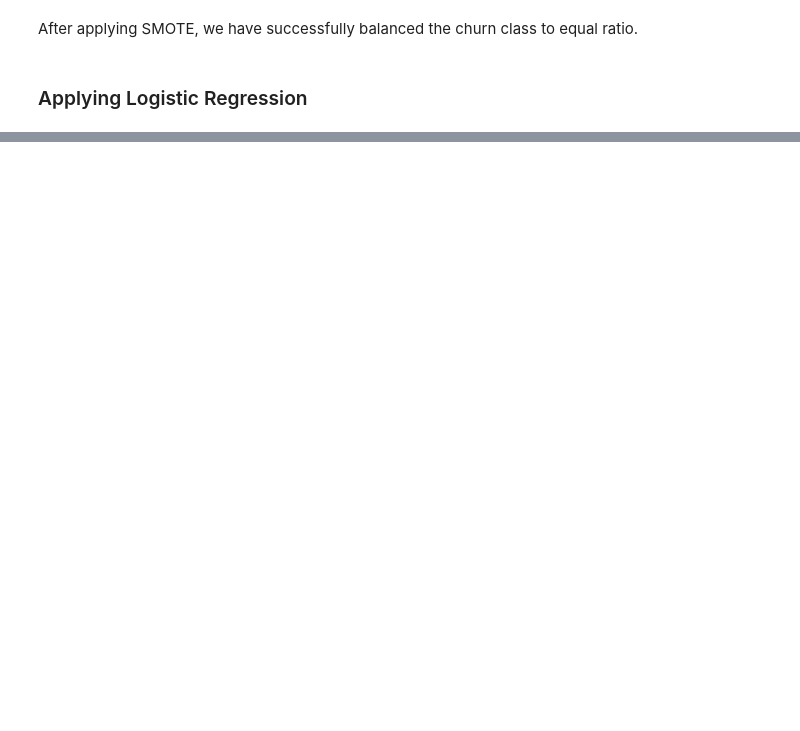
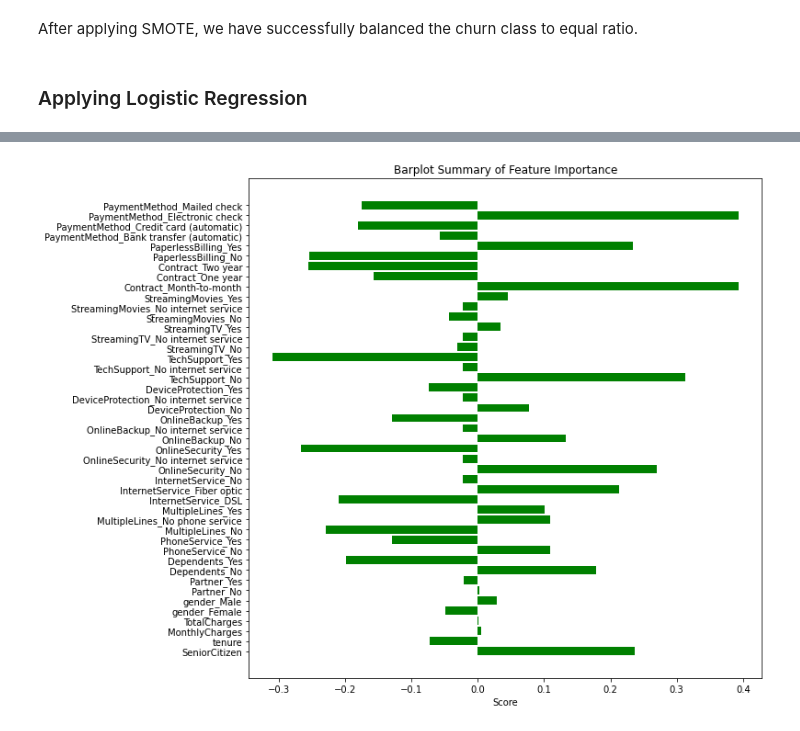
Before and after one commit to leonswl/churn-model, a Jupyter notebook: notebooks/log_reg.ipynb, the cells around one changed output, grey strips where cells are left out. Drawn from its saved outputs; the diff is of its cells as text; code cells hidden in the pictures; blank space fills up the shorter version.

Commit message:
included log regression

```diff
--- a/notebooks/log_reg.ipynb
+++ b/notebooks/log_reg.ipynb
@@ -11,3 +68,5 @@ df = pd.read_parquet('../data/preprocessed.parquet')
+# %%
+X_encoded = OneHotEncoding(X)
 # %% [markdown]
 ### Dealing with Class Imbalance
 
@@ -26 +81,3 @@ cat_covariates = ['gender', 'SeniorCitizen', 'Partner', 'Dependents','PhoneServi
+# %%
+X_train, X_test, y_train, y_test = train_test_split(X_encoded, y, test_size=0.2, random_state=0)
 # %%
@@ -69,0 +115,2 @@ Name: Churn, dtype: int64
+# %%
+X_train_smote, y_train_smote = apply_smotenc(X_train, y_train)
@@ -71,3 +124,11 @@ Name: Churn, dtype: int64
 After applying SMOTE, we have successfully balanced the churn class to equal ratio.
 # %% [markdown]
 ### Applying Logistic Regression
+# %%
+# initialise log regression
+logreg = LogisticRegression()
+
+# fit model with daata
+logreg.fit(X_train_smote,y_train_smote);
+
+y_pred = logreg.predict(X_test);
@@ -73,0 +150,10 @@ After applying SMOTE, we have successfully balanced the churn class to equal rat
+# %%
+feat_importance = logreg.coef_.flatten()
+
+plt.rcParams["figure.figsize"] = (10,10)
+plt.barh(X_encoded.columns, feat_importance, color='g')
+plt.title("Barplot Summary of Feature Importance")
+plt.xlabel("Score")
+plt.show()
+# %% [output]
+[figure, added]
```
Also changed, not shown: parts of 16 cells of this notebook, 1 other file.
